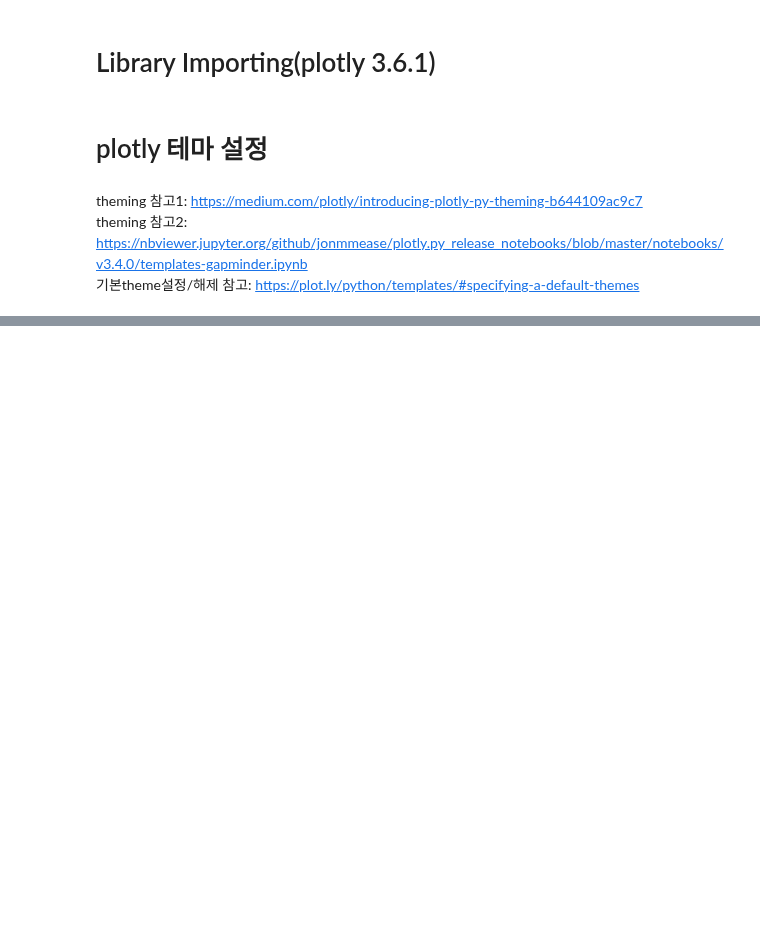
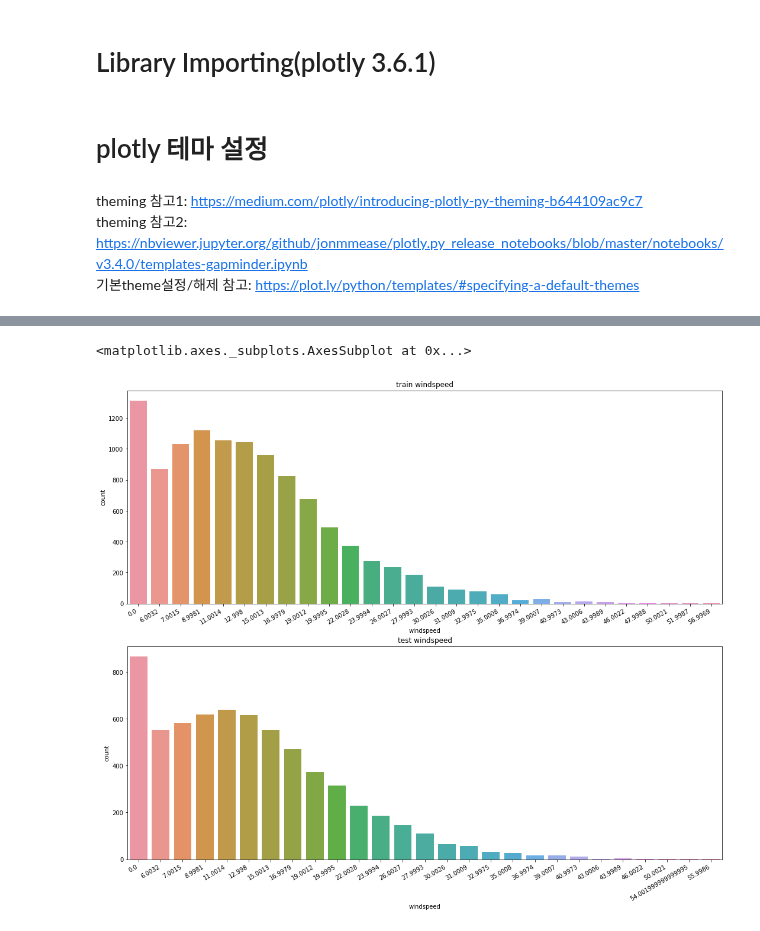
Before and after one commit to jgumin/jupyter-notebook, a Jupyter notebook: bike-sharing-demand-rf.ipynb, the cells around one changed output, grey strips where cells are left out. Cells and saved outputs as stored; diff of their text form; code cells hidden in the pictures; blank space fills up the shorter version.

```diff
--- a/bike-sharing-demand-rf.ipynb
+++ b/bike-sharing-demand-rf.ipynb
@@ -184,13 +194,17 @@ test.shape
 # %%
 fig, axes = plt.subplots(nrows=2)
 fig.set_size_inches(18,10)
+plt.subplots_adjust(bottom=0.1, top=1.2)
 
 plt.sca(axes[0])
 plt.xticks(rotation=30, ha='right')
 axes[0].set(ylabel='Count',title="train windspeed")
 sns.countplot(data=train, x='windspeed', ax=axes[0])
 
 plt.sca(axes[1])
 plt.xticks(rotation=30, ha='right')
 axes[1].set(ylabel='Count',title="test windspeed")
 sns.countplot(data=test, x='windspeed', ax=axes[1])
+# %% [output]
+<matplotlib.axes._subplots.AxesSubplot at 0x...>
+[figure, added]
```
Also changed, not shown: parts of 12 cells of this notebook.
